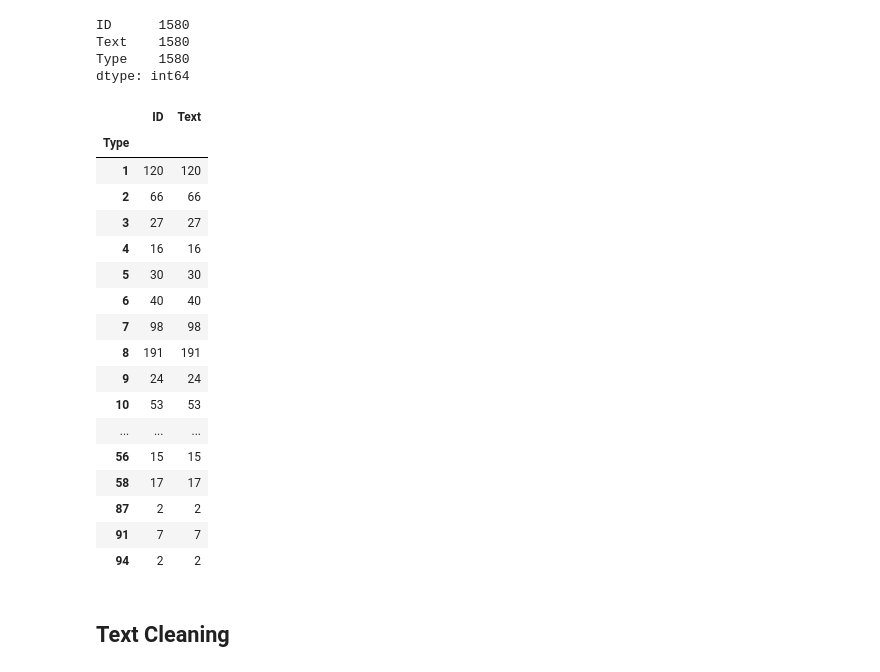
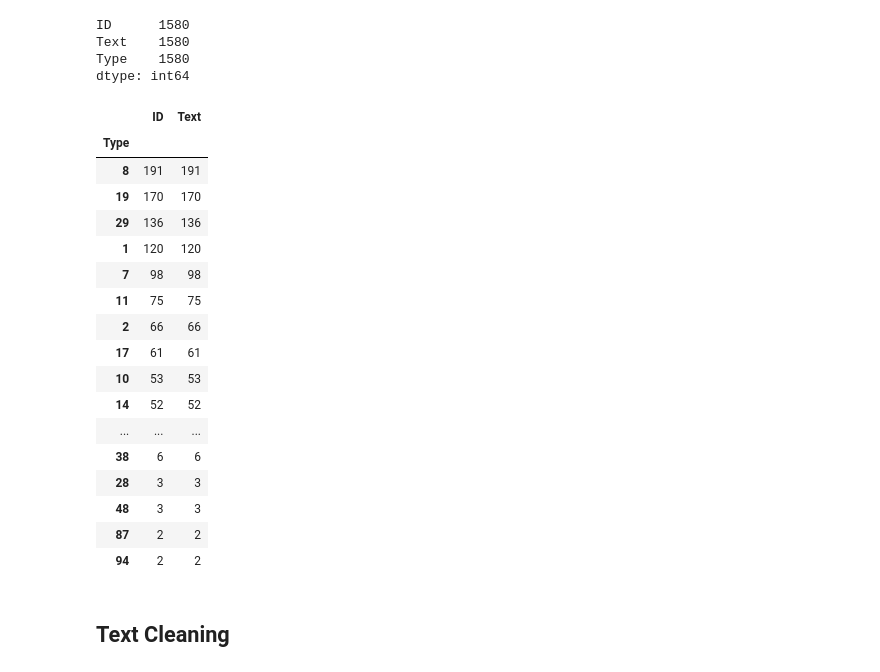
Before and after one commit to ivangolo/text-classification, a Jupyter notebook: notebooks/rdocs.ipynb, the cells around one changed output. Drawn from its saved outputs; the diff is of its cells as text; code cells hidden in the pictures.

```diff
--- a/notebooks/rdocs.ipynb
+++ b/notebooks/rdocs.ipynb
@@ -30,25 +30,25 @@ Text    1580
 Type    1580
 dtype: int64
 # %%
-df.groupby(['Type']).count()
+df.groupby(['Type']).count().sort_values('ID', ascending=False)
 # %% [output]
 |  | ID | Text |
 | Type |  |  |
+| 8 | 191 | 191 |
+| 19 | 170 | 170 |
+| 29 | 136 | 136 |
 | 1 | 120 | 120 |
+| 7 | 98 | 98 |
+| 11 | 75 | 75 |
 | 2 | 66 | 66 |
-| 3 | 27 | 27 |
-| 4 | 16 | 16 |
-| 5 | 30 | 30 |
-| 6 | 40 | 40 |
-| 7 | 98 | 98 |
-| 8 | 191 | 191 |
-| 9 | 24 | 24 |
+| 17 | 61 | 61 |
 | 10 | 53 | 53 |
+| 14 | 52 | 52 |
 | ... | ... | ... |
-| 56 | 15 | 15 |
-| 58 | 17 | 17 |
+| 38 | 6 | 6 |
+| 28 | 3 | 3 |
+| 48 | 3 | 3 |
 | 87 | 2 | 2 |
-| 91 | 7 | 7 |
 | 94 | 2 | 2 |
 # %% [markdown]
 ## Text Cleaning
```
Also changed, not shown: parts of 13 cells of this notebook.
